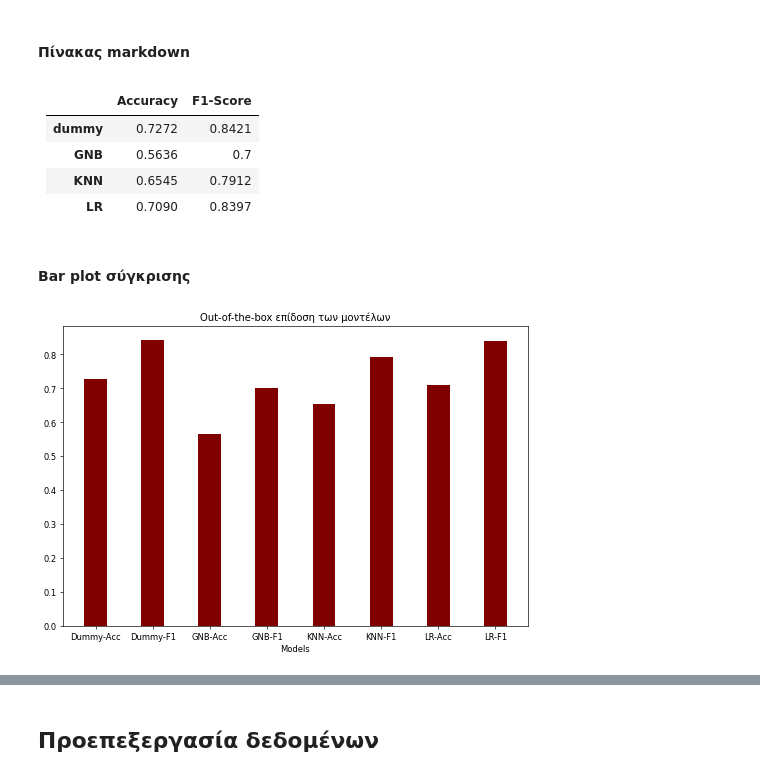
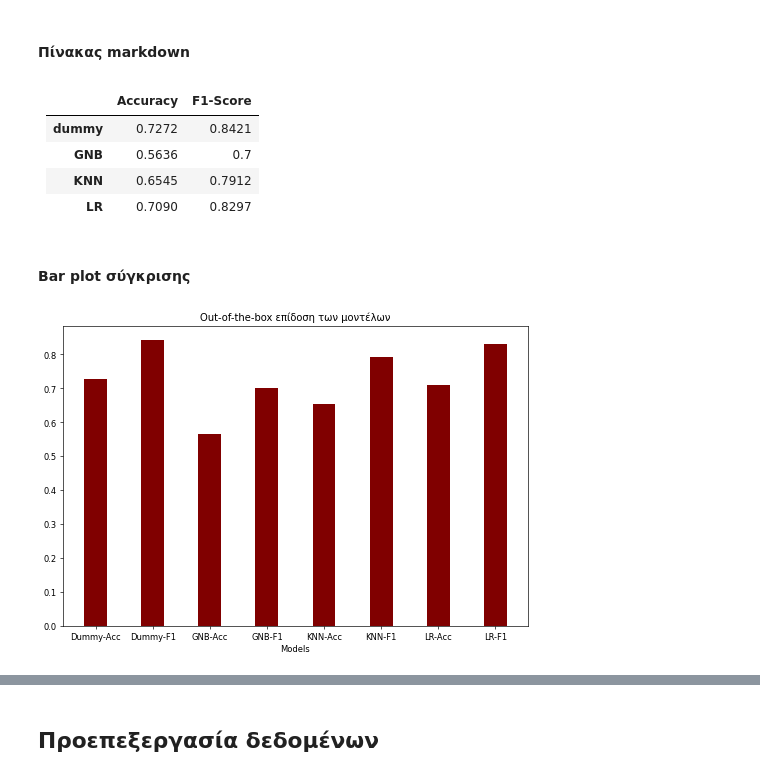
Before and after one commit to kebelouah/neural-networks-lab1, a Jupyter notebook: UCI dataset/lab1_ann.ipynb, the cells around one changed output, grey strips where cells are left out. Saved outputs shown, nothing was run; the diff lists cells and outputs as text; code cells hidden in the pictures.

```diff
--- a/UCI dataset/lab1_ann.ipynb
+++ b/UCI dataset/lab1_ann.ipynb
@@ -244,20 +271,19 @@ scores_lr
 |**dummy**|0.7272|0.8421|
 |**GNB**|0.5636|0.7|
 |**KNN**|0.6545|0.7912|
-|**LR**|0.7090|0.8397|
+|**LR**|0.7090|0.8297|
 # %% [markdown]
 #### Bar plot σύγκρισης
 # %%
-import matplotlib.pyplot as plt
-data = {'Dummy-Acc':0.7272, 'Dummy-F1':0.8421, 'GNB-Acc':0.5636, 'GNB-F1':0.7, 'KNN-Acc':0.6545, 'KNN-F1':0.7912, 'LR-Acc':0.7090,'LR-F1':0.8397}
+data = {'Dummy-Acc':0.7272, 'Dummy-F1':0.8421, 'GNB-Acc':0.5636, 'GNB-F1':0.7, 'KNN-Acc':0.6545, 'KNN-F1':0.7912, 'LR-Acc':0.7090,'LR-F1':0.8297}
 courses = list(data.keys())
 values = list(data.values())
 
 fig = plt.figure(figsize =(10,6.5),dpi=60)
 
 plt.bar(courses,values,color='maroon', width=.4)
 plt.xlabel("Models")
 plt.title("Out-of-the-box επίδοση των μοντέλων")
 plt.show()
 # %% [output]
-[figure, old version]
+[figure, new version]
```
Also changed, not shown: parts of 81 cells of this notebook.
